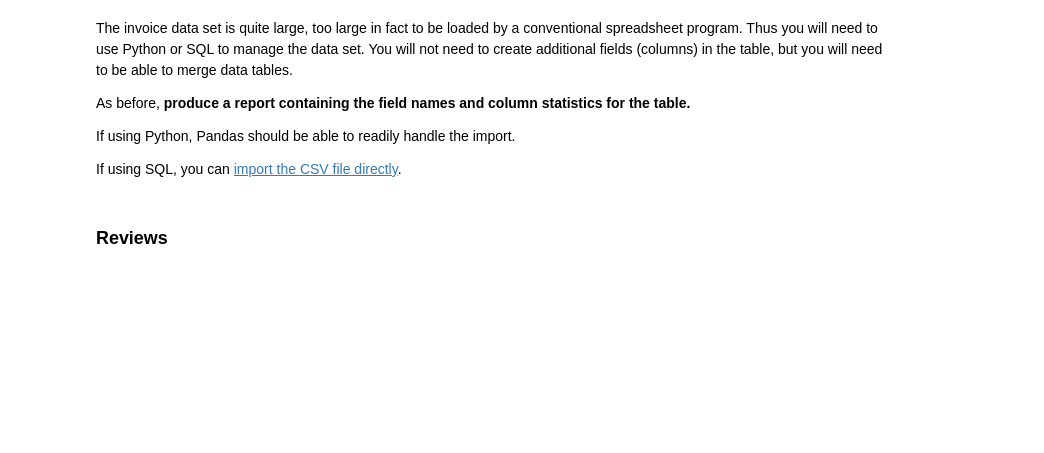
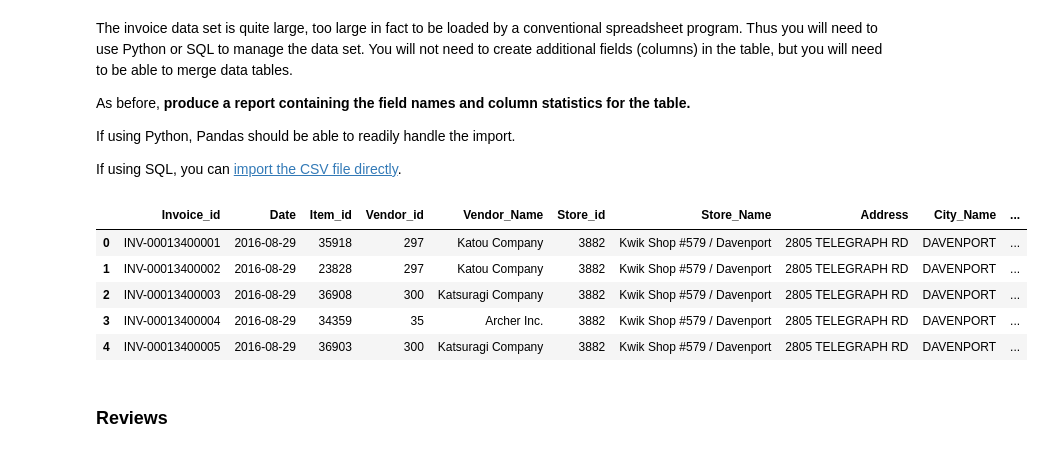
Before and after one commit to gioauricchio/Team-Four-Capstone-Project, a Jupyter notebook: Capstone Project.ipynb, the cells around one changed output. Drawn from its saved outputs; the diff is of its cells as text; code cells hidden in the pictures; blank space fills up the shorter version.

```diff
--- a/Capstone Project.ipynb
+++ b/Capstone Project.ipynb
@@ -34,6 +45,16 @@ As before, **produce a report containing the field names and column statistics f
 If using Python, Pandas should be able to readily handle the import.
 
 If using SQL, you can [import the CSV file directly](https://www.sqlite.org/cli.html#importing_csv_files).
+# %%
+invoices = pd.read_csv("C:\\Users\\kateb\\OneDrive\\Desktop\\capstone\\Team-Four-Capstone-Project\\data_code\\data_code\\invoice.csv")
+invoices.head()
+# %% [output]
+|  | Invoice_id | Date | Item_id | Vendor_id | Vendor_Name | Store_id | Store_Name | Address | City_Name | ... |
+| 0 | INV-00013400001 | 2016-08-29 | 35918 | 297 | Katou Company | 3882 | Kwik Shop #579 / Davenport | 2805 TELEGRAPH RD | DAVENPORT | ... |
+| 1 | INV-00013400002 | 2016-08-29 | 23828 | 297 | Katou Company | 3882 | Kwik Shop #579 / Davenport | 2805 TELEGRAPH RD | DAVENPORT | ... |
+| 2 | INV-00013400003 | 2016-08-29 | 36908 | 300 | Katsuragi Company | 3882 | Kwik Shop #579 / Davenport | 2805 TELEGRAPH RD | DAVENPORT | ... |
+| 3 | INV-00013400004 | 2016-08-29 | 34359 | 35 | Archer Inc. | 3882 | Kwik Shop #579 / Davenport | 2805 TELEGRAPH RD | DAVENPORT | ... |
+| 4 | INV-00013400005 | 2016-08-29 | 36903 | 300 | Katsuragi Company | 3882 | Kwik Shop #579 / Davenport | 2805 TELEGRAPH RD | DAVENPORT | ... |
 # %% [markdown]
 ### Reviews
 # %% [markdown]
```
Also changed, not shown: parts of 6 cells of this notebook.
